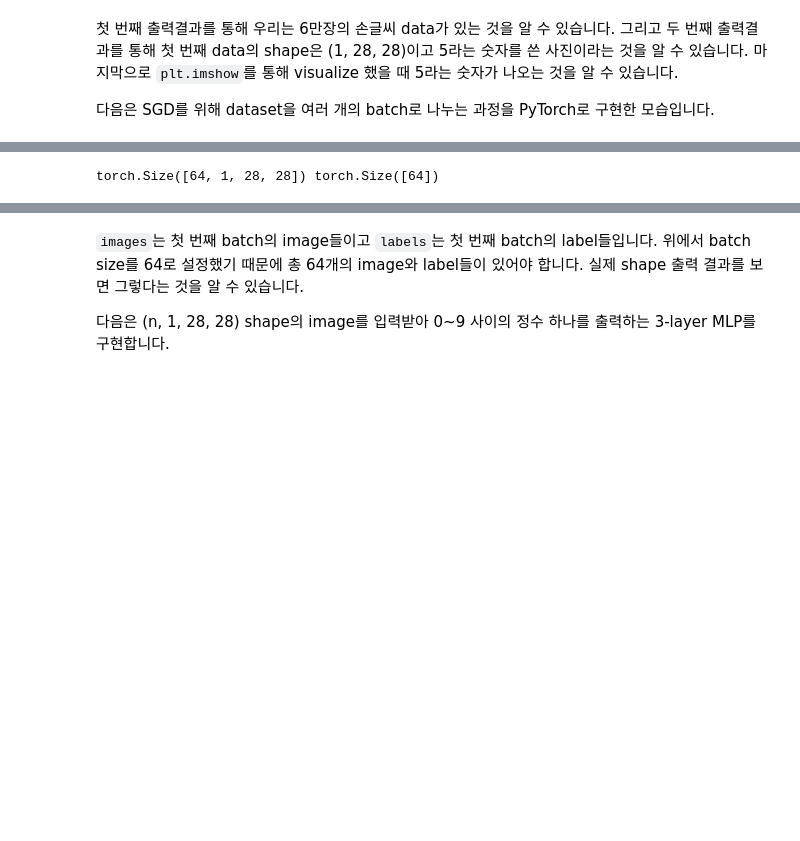
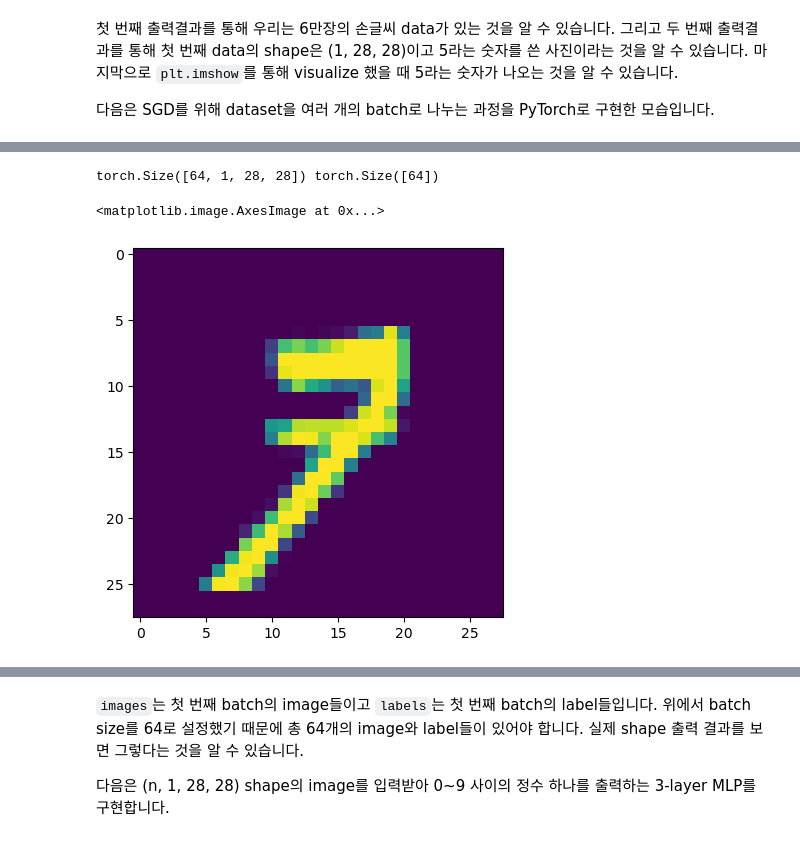
Before and after one commit to zerovodka/ML-learning, a Jupyter notebook: src/week1/1.3 MNIST.ipynb, the cells around one changed output, grey strips where cells are left out. Drawn from its saved outputs; the diff is of its cells as text; code cells hidden in the pictures; blank space fills up the shorter version.

```diff
--- a/src/week1/1.3 MNIST.ipynb
+++ b/src/week1/1.3 MNIST.ipynb
@@ -134,7 +152,22 @@ PyTorch에서는 `DataLoader`가 dataset을 인자로 받아 batch로 나눠줍
 다음은 첫 번째 batch를 출력한 모습입니다.
-# %%
-dataiter = iter(trainloader)
-images, labels = next(dataiter)
-print(images.shape, labels.shape)
-# %% [output]
-torch.Size([64, 1, 28, 28]) torch.Size([64])
+# %%
+# iter(): 반복자를 생성하는 함수
+# 반복자: 하나씩 꺼내 쓸 수 있는 데이터 꺼내기 도구의 느낌
+dataiter = iter(trainloader)
+
+# 데이터를 순서대로 한 묶음씩 꺼낸다 / shuffle=True여도 중복 X
+# batch size만큼 잘려진 데이터를 한 묶음씩 가져오는 함수
+images, labels = next(dataiter)
+
+# batch size인 64개 씩 출력되는 것을 볼 수 있다
+print(images.shape, labels.shape)
+
+# next로 64개 묶음으로 잘려진 이미지를 출력해본다
+# 코드 실행마다 이미지가 바뀐다: shuffle=True 때문
+plt.imshow(images[63][0])
+# plt.imshow(images[64][0]) => 64번 인덱스는 없기에 에러가 발생한다
+# IndexError: index 64 is out of bounds for dimension 0 with size 64
+# %% [output]
+torch.Size([64, 1, 28, 28]) torch.Size([64])
+<matplotlib.image.AxesImage at 0x...>
+[figure, added]
```
Also changed, not shown: parts of 15 cells of this notebook.
